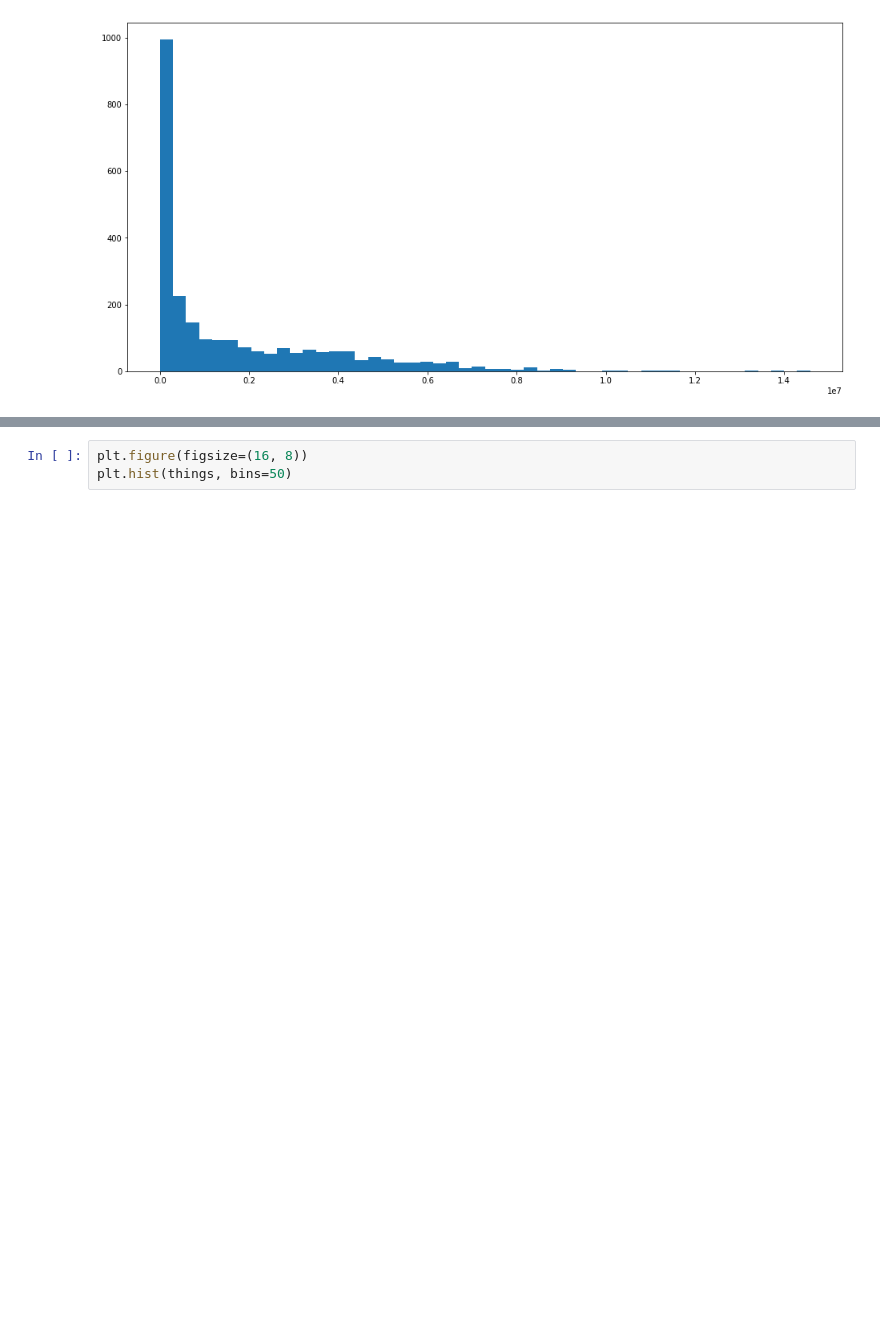
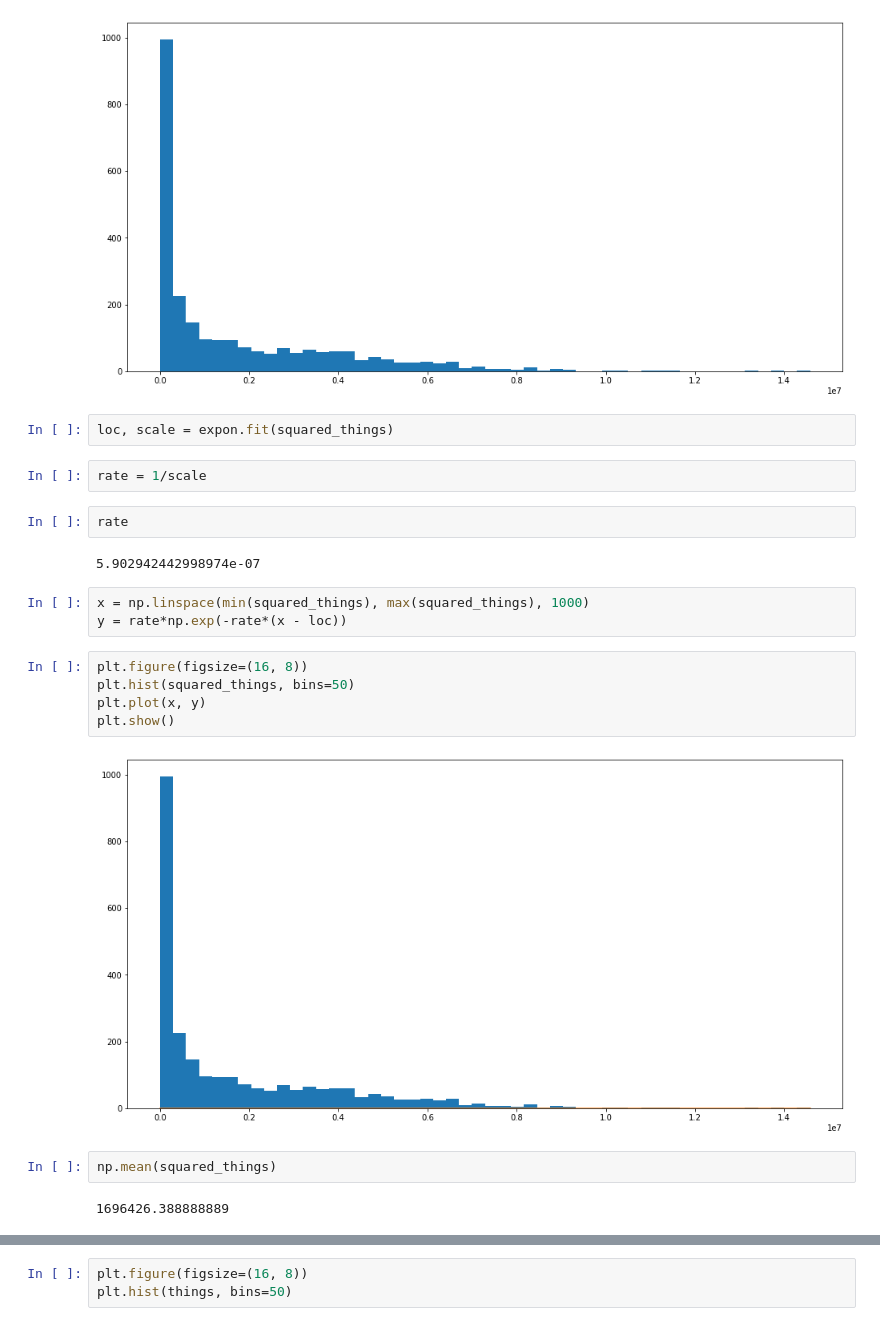
Before and after one commit to vfrantc/covidpa, a Jupyter notebook: eda_covid_simulation.ipynb, the cells around one changed output, grey strips where cells are left out. Saved outputs shown, nothing was run; the diff lists cells and outputs as text; blank space fills up the shorter version.

```diff
--- a/eda_covid_simulation.ipynb
+++ b/eda_covid_simulation.ipynb
@@ -206,3 +206,25 @@ plt.hist(squared_things, bins=50)
         1.39963576e+07, 1.42878993e+07, 1.45794410e+07]),
  <a list of 50 Patch objects>)
 [figure]
+# %%
+loc, scale = expon.fit(squared_things)
+# %%
+rate = 1/scale
+# %%
+rate
+# %% [output]
+5.902942442998974e-07
+# %%
+x = np.linspace(min(squared_things), max(squared_things), 1000)
+y = rate*np.exp(-rate*(x - loc))
+# %%
+plt.figure(figsize=(16, 8))
+plt.hist(squared_things, bins=50)
+plt.plot(x, y)
+plt.show()
+# %% [output]
+[figure, added]
+# %%
+np.mean(squared_things)
+# %% [output]
+1696426.388888889
```
Also changed, not shown: parts of 4 cells of this notebook.
